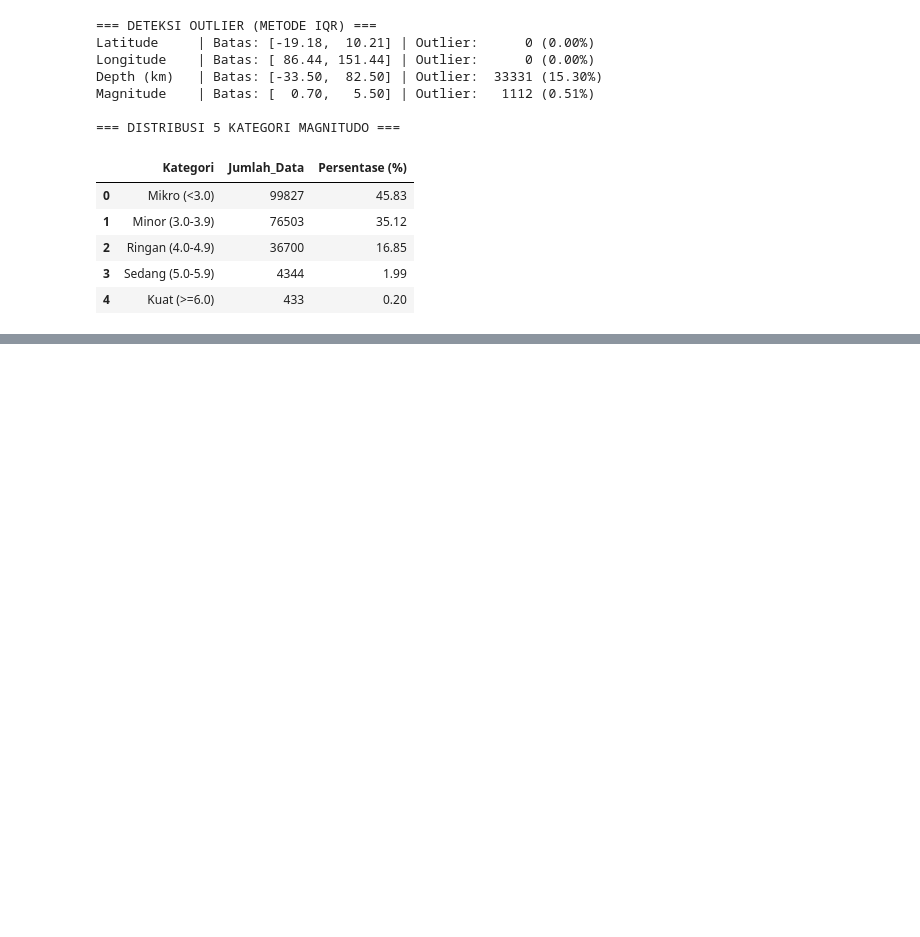
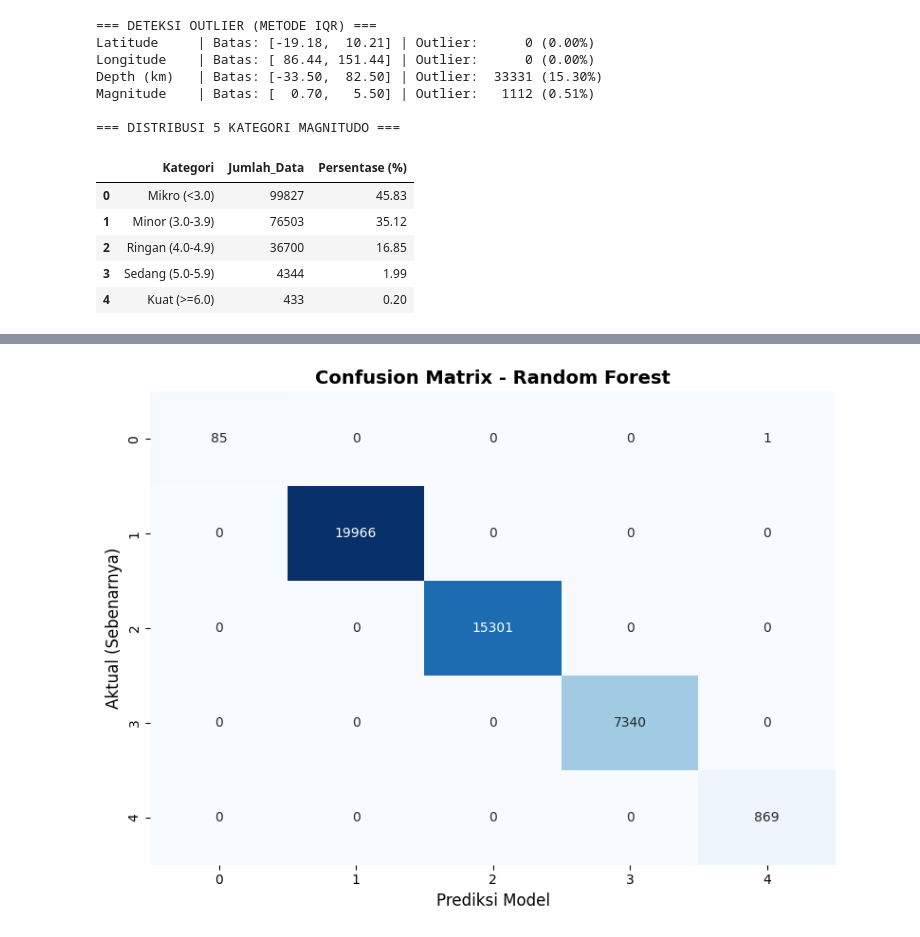
Before and after one commit to sofanakam123-creator/GEMPA, a Jupyter notebook: gempa.ipynb, the cells around one changed output, grey strips where cells are left out. Cells and saved outputs as stored; diff of their text form; code cells hidden in the pictures; blank space fills up the shorter version.

```diff
--- a/gempa.ipynb
+++ b/gempa.ipynb
@@ -205,72 +242,21 @@ DBSCAN        -> Klaster: 4 | Noise: 2.01% | Silhouette Score: 0.3147
 # %%
-from sklearn.model_selection import train_test_split, StratifiedKFold, cross_val_score
-from sklearn.compose import ColumnTransformer
-from sklearn.preprocessing import OneHotEncoder
-from sklearn.pipeline import Pipeline
-from sklearn.linear_model import LogisticRegression
-from sklearn.tree import DecisionTreeClassifier
-from sklearn.ensemble import RandomForestClassifier
-from sklearn.metrics import accuracy_score, f1_score
+from sklearn.metrics import accuracy_score, classification_report, confusion_matrix
+# 1. Prediksi menggunakan Data Uji
+y_pred = rf_model.predict(X_test)
 
-# 1. Ekstraksi fitur waktu (Bulan & Jam UTC)
-df_clean['Bulan'] = df_clean['Date'].dt.month
-df_clean['Jam'] = pd.to_datetime(df_clean['Time (UTC)'], format='%H:%M:%S', errors='coerce').dt.hour.fillna(0).astype(int)
+# 2. Menampilkan Skor Akurasi & Laporan Klasifikasi
+akurasi = accuracy_score(y_test, y_pred)
+print(f"🎯 Akurasi Model Random Forest: {akurasi * 100:.2f}%\n")
+print("=== CLASSIFICATION REPORT ===")
+print(classification_report(y_test, y_pred))
 
-# 2. Tentukan fitur (X) dan target 5 kelas (y) — tanpa Magnitude agar tidak bocor
-num_cols = ['Latitude', 'Longitude', 'Depth (km)', 'Tahun', 'Bulan', 'Jam']
-cat_cols = ['Source', 'Mag Type', 'Cluster_KMeans']
-
-X = df_clean[num_cols + cat_cols]
-y = df_clean['Kategori_Magnitudo']
-
-# 3. Split data 80:20 secara Stratified (menjaga proporsi kelas kecil tetap sama)
-X_train, X_test, y_train, y_test = train_test_split(
-    X, y, test_size=0.20, random_state=42, stratify=y
-)
-print(f"Jumlah Data Latih: {len(X_train):,} | Data Uji: {len(X_test):,}")
-
-# 4. Pipeline Preprocessing (fit hanya pada data latih agar tidak bocor)
-preprocessor = ColumnTransformer(transformers=[
-    ('num', StandardScaler(), num_cols),
-    ('cat', OneHotEncoder(handle_unknown='ignore'), cat_cols)
-])
-
-# 5. Latih 1 Model Baseline + 2 Model Alternatif (sesuai ketentuan Bab 4.1)
-models = {
-    'Logistic Regression (Baseline)': LogisticRegression(max_iter=500, class_weight='balanced', random_state=42),
-    'Decision Tree': DecisionTreeClassifier(max_depth=15, class_weight='balanced', random_state=42),
-    'Random Forest': RandomForestClassifier(
-        n_estimators=100, max_depth=18, class_weight='balanced_subsample', random_state=42, n_jobs=-1
-    )
-}
-
-# Sampel stratified 30.000 baris khusus hitung 3-Fold CV agar laptop tidak berat
-X_cv, _, y_cv, _ = train_test_split(X_train, y_train, train_size=30000, random_state=42, stratify=y_train)
-cv = StratifiedKFold(n_splits=3, shuffle=True, random_state=42)
-
-hasil_model = []
-for nama, clf in models.items():
-    pipe = Pipeline([('prep', preprocessor), ('model', clf)])
-    pipe.fit(X_train, y_train)
-    y_pred = pipe.predict(X_test)
-
-    acc = accuracy_score(y_test, y_pred)
-    f1_mac = f1_score(y_test, y_pred, average='macro')
-    f1_wei = f1_score(y_test, y_pred, average='weighted')
-    cv_f1 = cross_val_score(pipe, X_cv, y_cv, cv=cv, scoring='f1_macro', n_jobs=-1).mean()
-
-    hasil_model.append({
-        'Model': nama,
-        'Accuracy': round(acc, 4),
-        'Macro F1-Score': round(f1_mac, 4),
-        'Weighted F1-Score': round(f1_wei, 4),
-        'Rata-rata CV (Macro F1)': round(cv_f1, 4)
-    })
-
-    if nama == 'Random Forest':
-        rf_pipe = pipe
-        rf_pred = y_pred
-
-print("\n=== TABEL PERBANDINGAN MODEL KLASIFIKASI (BAB 5.2) ===")
-display(pd.DataFrame(hasil_model))
+# 3. Visualisasi Confusion Matrix
+plt.figure(figsize=(8, 6))
+cm = confusion_matrix(y_test, y_pred)
+sns.heatmap(cm, annot=True, fmt='d', cmap='Blues', cbar=False)
+plt.title('Confusion Matrix - Random Forest', fontsize=14, fontweight='bold')
+plt.xlabel('Prediksi Model', fontsize=12)
+plt.ylabel('Aktual (Sebenarnya)', fontsize=12)
+plt.tight_layout()
+plt.show()
 # %% [output]
@@ -284 +277,2 @@ Jumlah Data Latih: 174,245 | Data Uji: 43,562
+[figure, added]
 # %%
```
Also changed, not shown: parts of 10 cells of this notebook, 1 other file.
